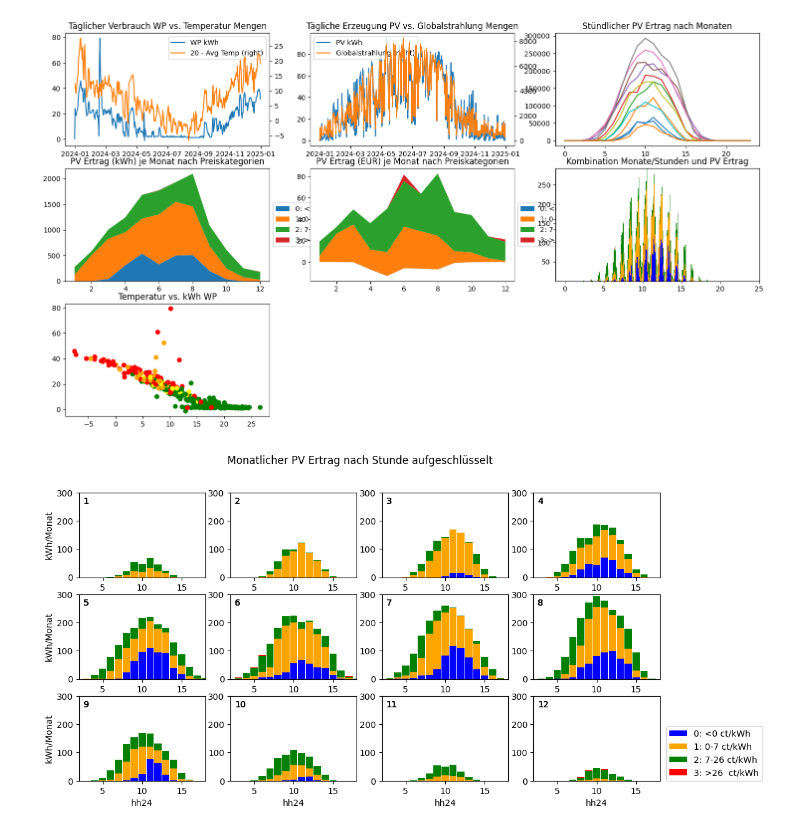
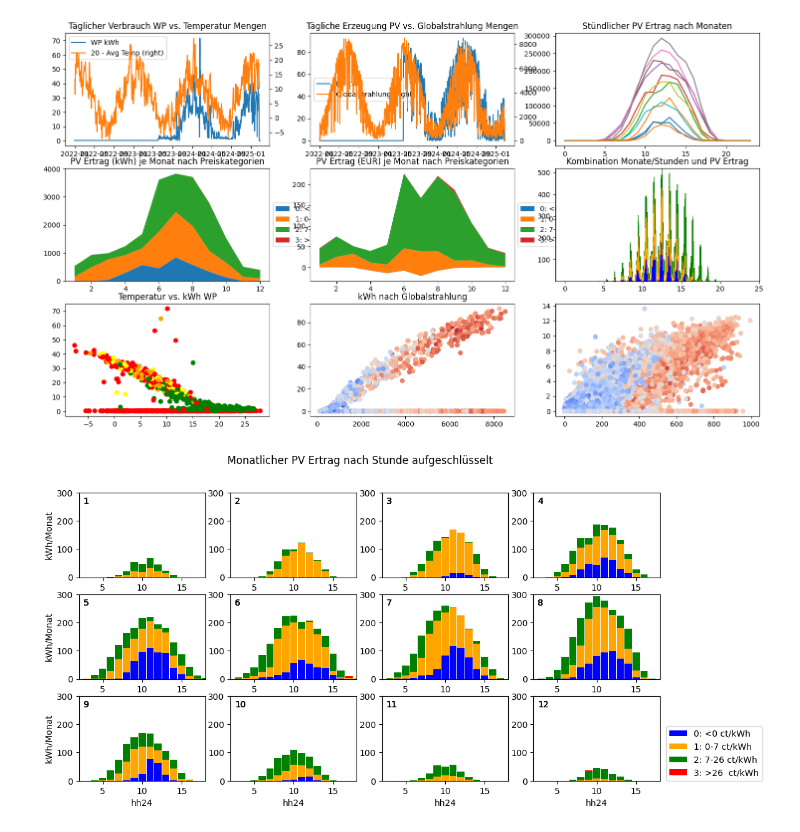
Before and after one commit to strubbi77/breisgauwind, a Jupyter notebook: Stromwert_IK8.ipynb, the cells around one changed output. Drawn from its saved outputs; the diff is of its cells as text; code cells hidden in the pictures.

Commit message:
Zusätzliche Daten 2023 ... Speicherkalkulation mit Hartheim

```diff
--- a/Stromwert_IK8.ipynb
+++ b/Stromwert_IK8.ipynb
@@ -7,7 +10,14 @@ DayAheadPrices=pd.read_csv("Daten entsoe/energy-charts_Stromproduktion_und_Börs
 # %%
+#DayAheadPrices['datum']=pd.to_datetime(DayAheadPrices['Datum(UTC)'])
+#DayAheadPrices=DayAheadPrices.set_index('datum')
 #preis_menge=DayAheadPrices
-DayAheadPrices['datum']=pd.to_datetime(DayAheadPrices['Datum(UTC)'])
-DayAheadPrices=DayAheadPrices.set_index('datum')
+
+DayAheadPrices['Datum']=pd.to_datetime(DayAheadPrices['Datum von'],format='%d.%m.%Y %H:%M')
+DayAheadPrices=DayAheadPrices.sort_values('Datum',kind='stable')
+DayAheadPrices['Datum']=pd.to_datetime(DayAheadPrices['Datum von'],format='%d.%m.%Y %H:%M')
+DayAheadPrices['Datum']=DayAheadPrices['Datum'].dt.tz_localize('Europe/Berlin',ambiguous='infer')
+DayAheadPrices['Date']=DayAheadPrices['Datum'].dt.tz_convert('UTC')
+DayAheadPrices=DayAheadPrices.set_index('Date')
 preis_menge=DayAheadPrices
 # %%
 names=['Datum','Jahr', 'Monat', 'Tag','PV IK8']
@@ -15,7 +25,7 @@ IKPV=pd.read_csv("Daten IK8/2024 PV Daily.csv",skiprows=1,names=names,sep=';',de
 IKPV=IKPV.drop(columns=['Jahr', 'Monat', 'Tag'])
 IKPV=IKPV.set_index('Datum')
 # %%
-IKStrom=pd.read_csv("Daten IK8/2024 Hist Strom.csv",date_format='ISO8601',parse_dates=True,decimal='.')
+IKStrom=pd.read_csv("Daten IK8/2023ff Hist Strom.csv",date_format='ISO8601',parse_dates=True,decimal='.')
 IKStrom['last_changed dt']=pd.to_datetime(IKStrom['last_changed']).dt.floor('h')
 IKStrom=IKStrom.set_index('last_changed dt')
 ent_filter=['sensor.haushalt_positive_active_energy_total','sensor.haushalt_negative_active_energy_total','sensor.waermepumpe_positive_active_energy_total','sensor.waermepumpe_negative_active_energy_total']
@@ -25,9 +35,10 @@ IKStrom=IKStrom.groupby('entity_id').resample('h')['state'].agg(['min']).ffill()
 IKStrom=IKStrom.reset_index().pivot(index=['last_changed dt'],columns='entity_id',values='min')
 IKStrom=IKStrom.ffill()
 # %%
-preis_menge[['Haus H','Haus S','WP H','WP S']]=IKStrom.diff().shift(-1).fillna(0)
+preis_menge[['Haus H','Haus S','WP H','WP S']]=IKStrom.diff().shift(1).fillna(0)
 preis_menge['DT']=preis_menge.index.date
 #preis_menge['WP PV']=preis_menge['Haus H']-preis_menge['WP H']
+preis_menge=preis_menge.fillna(0)
 # %%
 cnt = 0
 gap_cnt=0
@@ -165,5 +203,5 @@ print(cnt)
 # %%
-wetter=pd.read_csv('Wetter/2024_Wetter_Station_020_Mengen_hh24.csv',sep=';',decimal=',')
+wetter=pd.read_csv('Wetter/2022ff_Wetter_Station_020_Mengen_hh24.csv',sep=';',decimal=',')
 wetter['Datum']=pd.to_datetime(wetter['Tag']+' '+wetter['Stunde'],format='%d.%m.%Y %H:%M',utc=True)
 wetter=wetter.set_index('Datum')
 preis_menge['AVG_TA200']=wetter['AVG_TA200']
@@ -172,6 +210,11 @@ preis_menge['SUM_NN050']=wetter['SUM_NN050']
 # %%
 import matplotlib.pyplot as plt
 from mpl_toolkits.mplot3d import axes3d
+from matplotlib import cm
+
+jahr_fuer_grafik=2024
+#cm = Colormap('matplotlib:coolwarm')
+
 fig=plt.figure(figsize=(18,10))
 #, axs = plt.subplots(2,3)
 ax1=fig.add_subplot(3,3,1)
@@ -181,6 +224,8 @@ ax4=fig.add_subplot(3,3,5)
 ax5=fig.add_subplot(3,3,3)
 ax6=fig.add_subplot(3,3,6)
 ax7=fig.add_subplot(3,3,7)
+ax8=fig.add_subplot(3,3,8)
+ax9=fig.add_subplot(3,3,9)
 
 gpby=preis_menge.index.date
 
@@ -205,8 +250,11 @@ labels = []
 pm_pv=[]
 for cur in sorted(preis_menge['+-'].unique()):
     d_dir=cur
-    gpby=preis_menge[preis_menge['+-']==d_dir].index.month
-    gpby_first=preis_menge.index.month
+    gpby=[preis_menge[preis_menge['+-']==d_dir].index.year,preis_menge[preis_menge['+-']==d_dir].index.month]
+    gpby_first=[preis_menge.index.year,preis_menge.index.month]
+
+    gpby=[preis_menge[preis_menge['+-']==d_dir].index.month]
+    gpby_first=[preis_menge.index.month]
     if len(pm_pv)<2:
         pm_pv=preis_menge.groupby(gpby_first)['PV'].agg(['max'])
     pm_pv['PV '+d_dir]=preis_menge[preis_menge['+-']==d_dir].groupby(gpby)['PV'].agg(['sum'])/1000
@@ -256,8 +304,9 @@ pm_pv.index.rename(['Monat','hh24'],inplace=True)
 
 labels = []
 for cur in sorted(preis_menge.index.month.unique()):
-    gpby_filter=[preis_menge[preis_menge.index.month == cur].index.hour]
-    data = preis_menge[preis_menge.index.month == cur].groupby(gpby_filter)['PV'].agg('sum')
+    fi_gfx=(preis_menge.index.month == cur) & (preis_menge.index.year == jahr_fuer_grafik)
+    gpby_filter=[preis_menge[fi_gfx].index.hour]
+    data = preis_menge[fi_gfx].groupby(gpby_filter)['PV'].agg('sum')
     labels =labels+[cur]
     ax5.plot(data)
 
@@ -280,36 +329,44 @@ for monat in pm_pv.index.levels[0]:
     multiplier += 1
     #break
 
 #ax6.legend(loc='upper right')
 
 
 pm_day['color']=(np.where((pm_day['WP sum']+pm_day['Haus sum'])<pm_day['PV sum'],'green',np.where((pm_day['WP sum']+pm_day['Haus sum'])<pm_day['PV sum']*2,'yellow',np.where((pm_day['WP sum']+pm_day['Haus sum'])<pm_day['PV sum']*5,'orange','red'))))
-x=20-pm_day['Temp avg']
+temp=20-pm_day['Temp avg']
 y=pm_day['WP sum']
 c=pm_day['color']
 
 
-ax7.scatter(x,y,c=c)
+ax7.scatter(temp,y,c=c)
+
+x=pm_day['Glob sum']
+y=pm_day['PV sum']
+
+ax8.scatter(x,y,c=temp,cmap=cm.coolwarm)
+
+ax9.scatter(x=preis_menge['SUM_GS200'],y=preis_menge['PV']/1000,c=preis_menge['AVG_TA200'], cmap=cm.coolwarm)
 
 
 # 1 WP vs. Temp
 # 2 PV vs. Globalstrahlung Mengen
 # 3 PV hh24-Summe über die Monate
 # 4 Monatlich nach
 
 ax1.set_title("Täglicher Verbrauch WP vs. Temperatur Mengen")
 ax2.set_title("Tägliche Erzeugung PV vs. Globalstrahlung Mengen")
 ax3.set_title("PV Ertrag (kWh) je Monat nach Preiskategorien")
 ax4.set_title("PV Ertrag (EUR) je Monat nach Preiskategorien")
 ax5.set_title("Stündlicher PV Ertrag nach Monaten")
 ax6.set_title("Kombination Monate/Stunden und PV Ertrag")
 ax7.set_title("Temperatur vs. kWh WP")
+ax8.set_title("kWh nach Globalstrahlung")
 
 #plt.style.use('bmh')
 plt.show()
 #plt.plot(preis_menge.index.date, (preis_menge['PV'],preis_menge['WP']))
 # %% [output]
-[figure, old version]
+[figure, new version]
 # %%
 plt.style.available
 plt.style.use('default')
```
Also changed, not shown: parts of 7 cells of this notebook, 18 other files.
